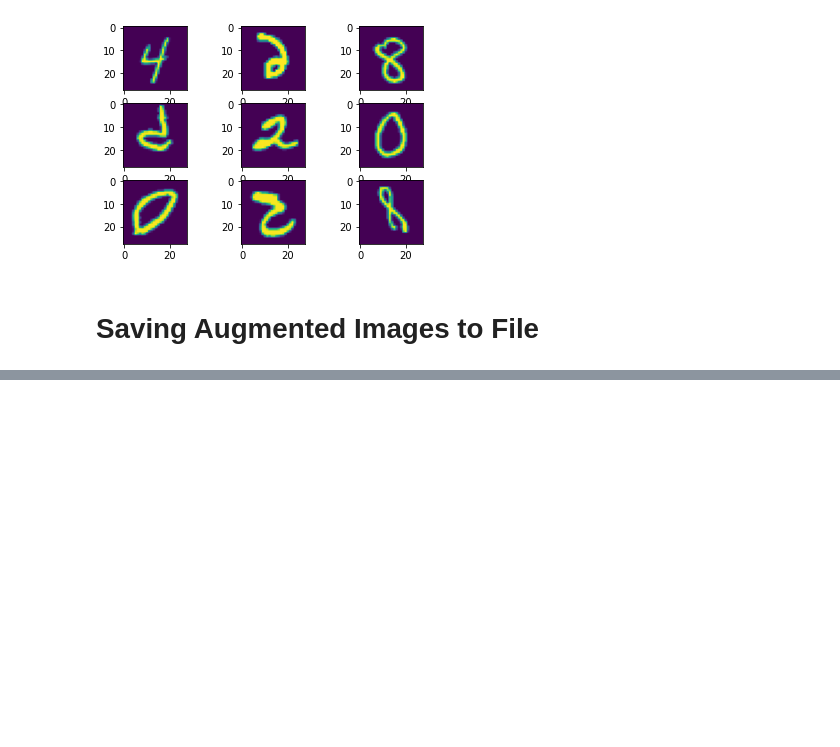
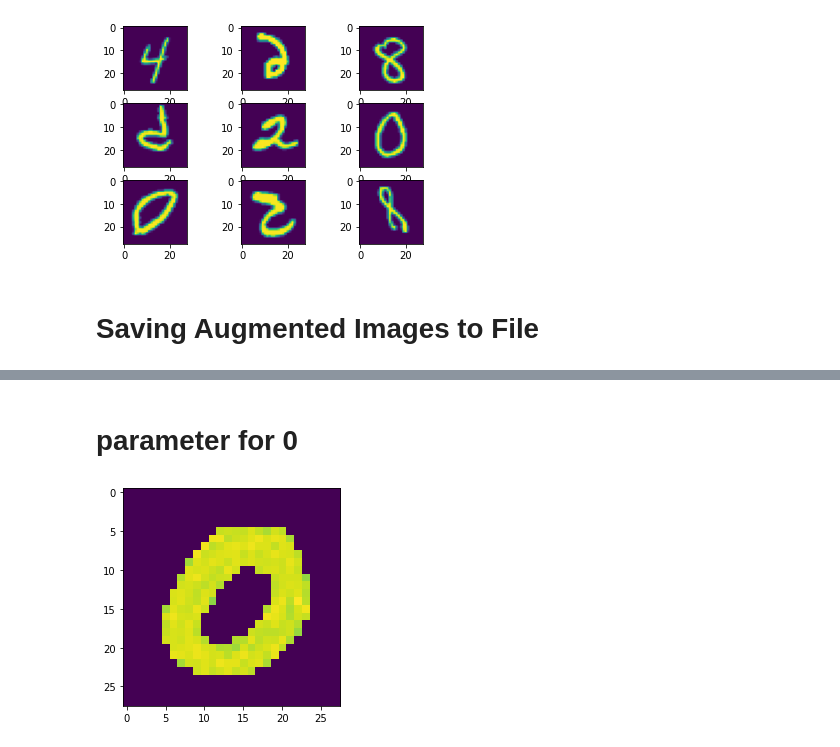
Before and after one commit to LiYuan199701/LEC-5-Regularization, a Jupyter notebook: explore.ipynb, the cells around one changed output, grey strips where cells are left out. Saved outputs shown, nothing was run; the diff lists cells and outputs as text; code cells hidden in the pictures; blank space fills up the shorter version.

```diff
--- a/explore.ipynb
+++ b/explore.ipynb
@@ -168,0 +167,27 @@ for X_batch, y_batch in datagen.flow(X_train, y_train, batch_size=9, save_to_dir
+# %%
+def generator(num = 0, S = 50, p = 0.25, thre = 140):
+    '''
+    by tuning paramaters we generate one new digit image
+    '''
+    cla = X_train[y_train == num, :, :, :] # generate the class
+    np.random.shuffle(cla) # shuffle the class
+    sub_index = np.random.choice(cla.shape[0], S, False) # random subset S data
+    basis = cla[sub_index, :, :, :] # form the basis
+
+    new = np.zeros_like(basis[1])
+    for i in range(new.shape[0]):
+        for j in range(new.shape[1]):
+            count = []
+            for q in range(S):
+                if basis[q, i, j, 0] >= thre:
+                    count.append(basis[q, i, j, 0])
+            if len(count) >= S * p:
+                new[i, j, 0] = np.mean(count)
+    plt.imshow(new)
+    #return new
+# %% [markdown]
+# parameter for 0
+# %%
+generator(num = 0, S = 50, p = 0.25, thre = 140)
+# %% [output]
+[figure, added]
```
Also changed, not shown: parts of 27 cells of this notebook.
